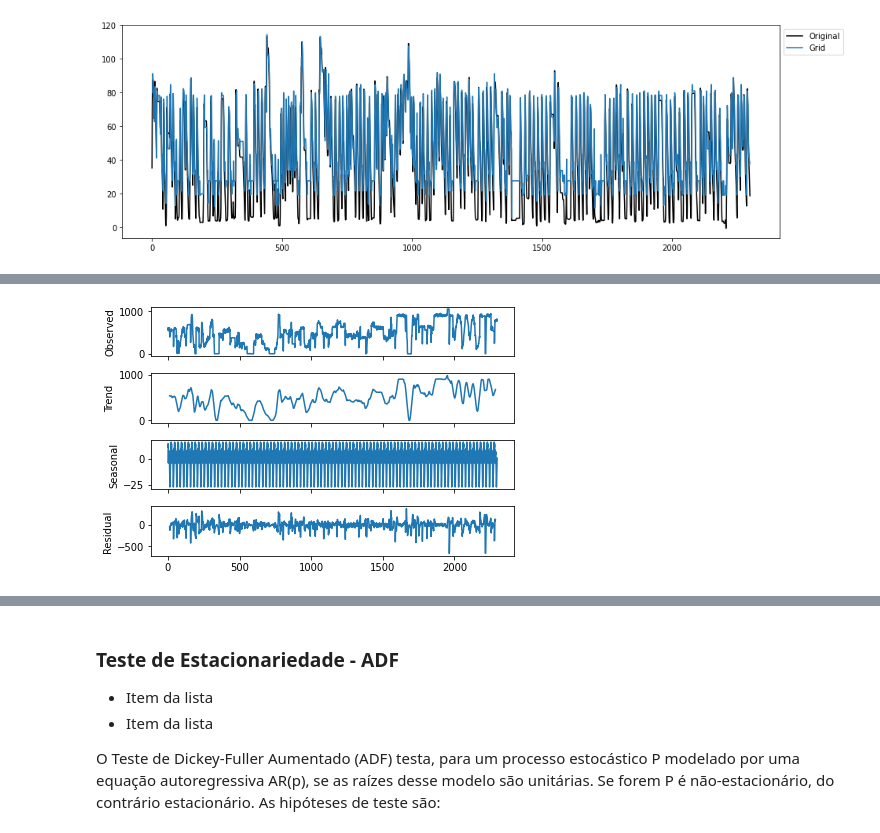
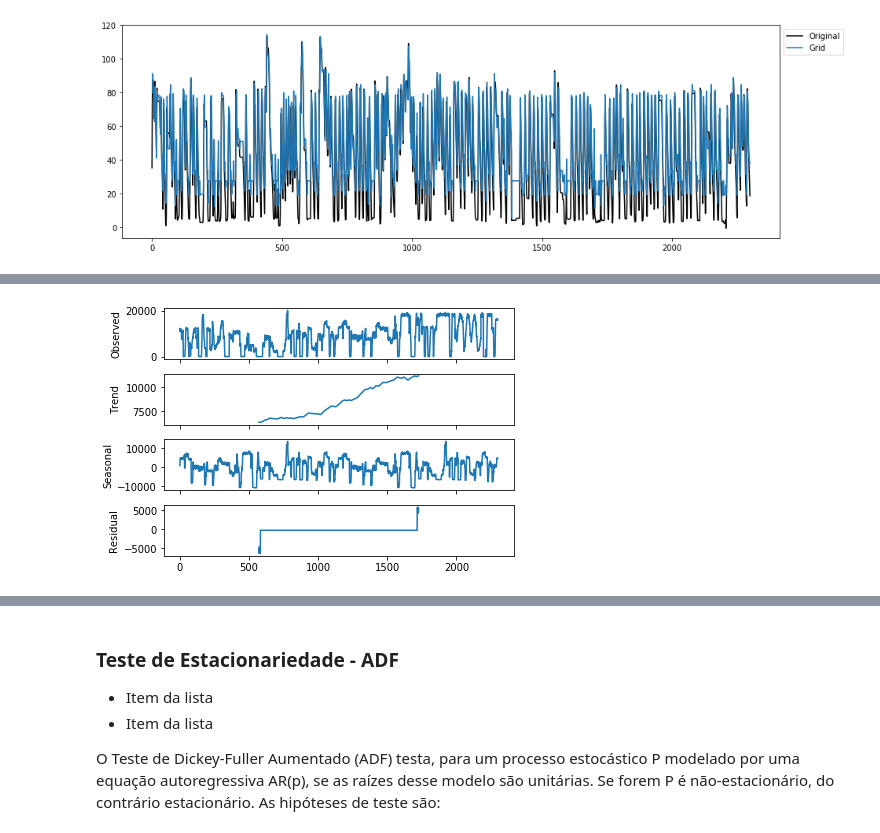
Before and after one commit to gabrielvinicios02/ExperimentsMultivariate, a Jupyter notebook: ClassificadorXGBoost.ipynb, the cells around one changed output, grey strips where cells are left out. Drawn from its saved outputs; the diff is of its cells as text; code cells hidden in the pictures.

```diff
--- a/ClassificadorXGBoost.ipynb
+++ b/ClassificadorXGBoost.ipynb
@@ -320,8 +328,8 @@ tmp = result.plot()
 # %%
 from statsmodels.tsa.seasonal import seasonal_decompose
 
-result = seasonal_decompose(datasets1['BeltLoad'],model='aditive',freq=24)
+result = seasonal_decompose(datasets1['Rate'],model='aditive',freq=1145)
 
 tmp = result.plot()
 # %% [output]
-[figure, old version]
+[figure, new version]
```
Also changed, not shown: parts of 9 cells of this notebook.
